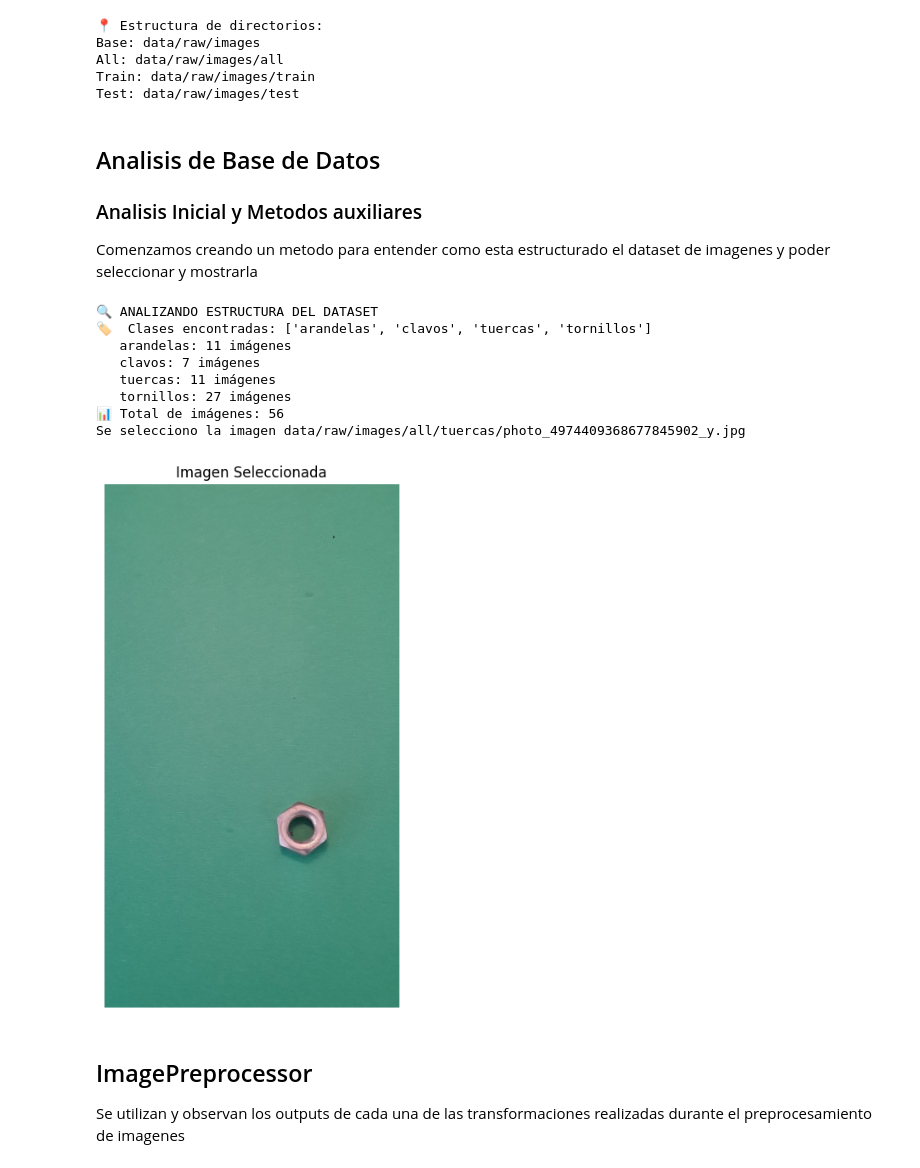
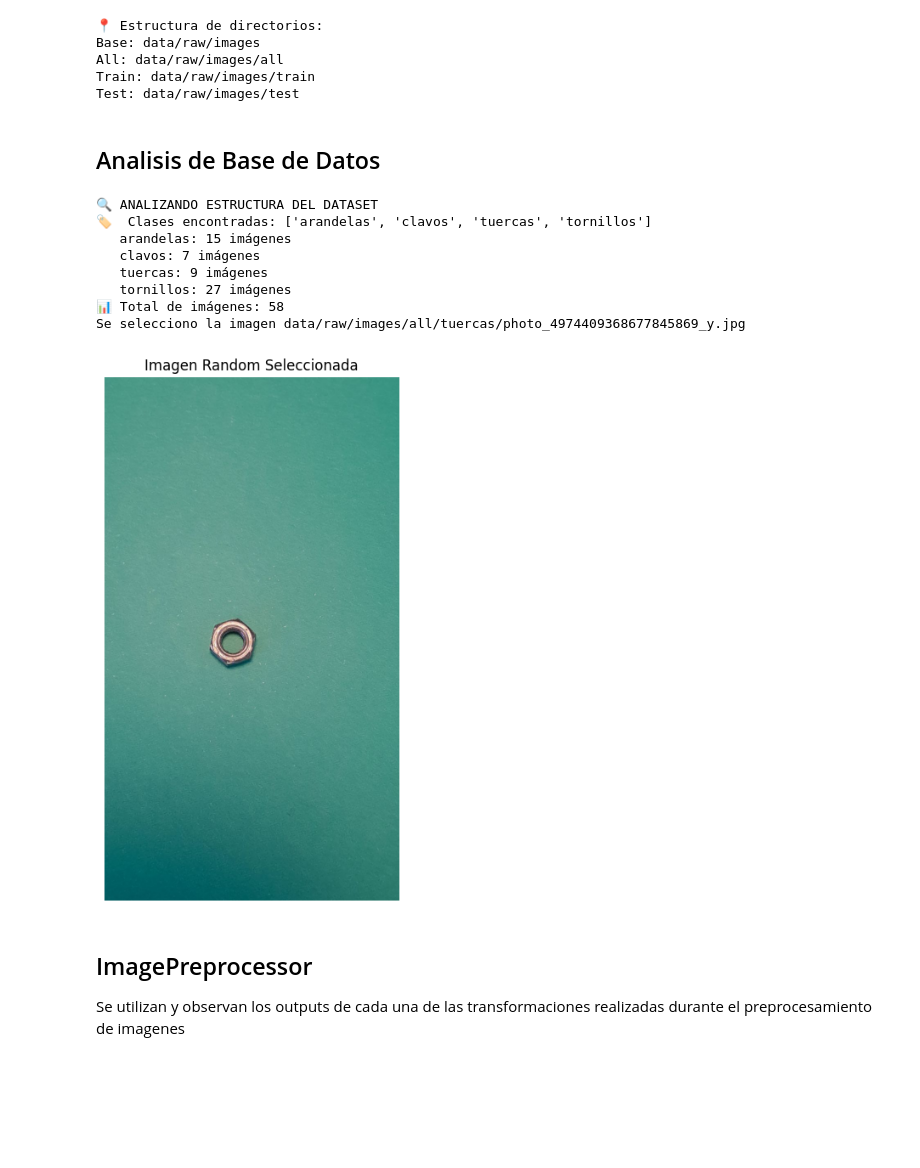
Before and after one commit to germanricco/trabajo-final-IA1, a Jupyter notebook: Pruebas.ipynb, the cells around one changed output. Drawn from its saved outputs; the diff is of its cells as text; code cells hidden in the pictures; blank space fills up the shorter version.

```diff
--- a/Pruebas.ipynb
+++ b/Pruebas.ipynb
@@ -53,10 +54,6 @@ Train: data/raw/images/train
 Test: data/raw/images/test
 # %% [markdown]
 ## Analisis de Base de Datos
-
-### Analisis Inicial y Metodos auxiliares
-
-Comenzamos creando un metodo para entender como esta estructurado el dataset de imagenes y poder seleccionar y mostrarla
 # %%
 def analyze_dataset_structure():
     """Analiza la estructura actual del dataset"""
@@ -138,20 +135,20 @@ def plot_image(image: np.ndarray, title: str = "Imagen"):
 # %%
 initial_stats, classes = analyze_dataset_structure()
 
 imagen_path, random_image = get_random_image("tuercas")
 
 print(f"Se selecciono la imagen {imagen_path}")
-plot_image(random_image, title="Imagen Seleccionada")
+plot_image(random_image, title="Imagen Random Seleccionada")
 # %% [output]
 🔍 ANALIZANDO ESTRUCTURA DEL DATASET
 🏷️  Clases encontradas: ['arandelas', 'clavos', 'tuercas', 'tornillos']
-   arandelas: 11 imágenes
+   arandelas: 15 imágenes
    clavos: 7 imágenes
-   tuercas: 11 imágenes
+   tuercas: 9 imágenes
    tornillos: 27 imágenes
-📊 Total de imágenes: 56
-Se selecciono la imagen data/raw/images/all/tuercas/photo_4974409368677845902_y.jpg
+📊 Total de imágenes: 58
+Se selecciono la imagen data/raw/images/all/tuercas/photo_4974409368677845869_y.jpg
-[figure, old version]
+[figure, new version]
 # %% [markdown]
 ## ImagePreprocessor
 
```
Also changed, not shown: parts of 11 cells of this notebook, 3 other files.
